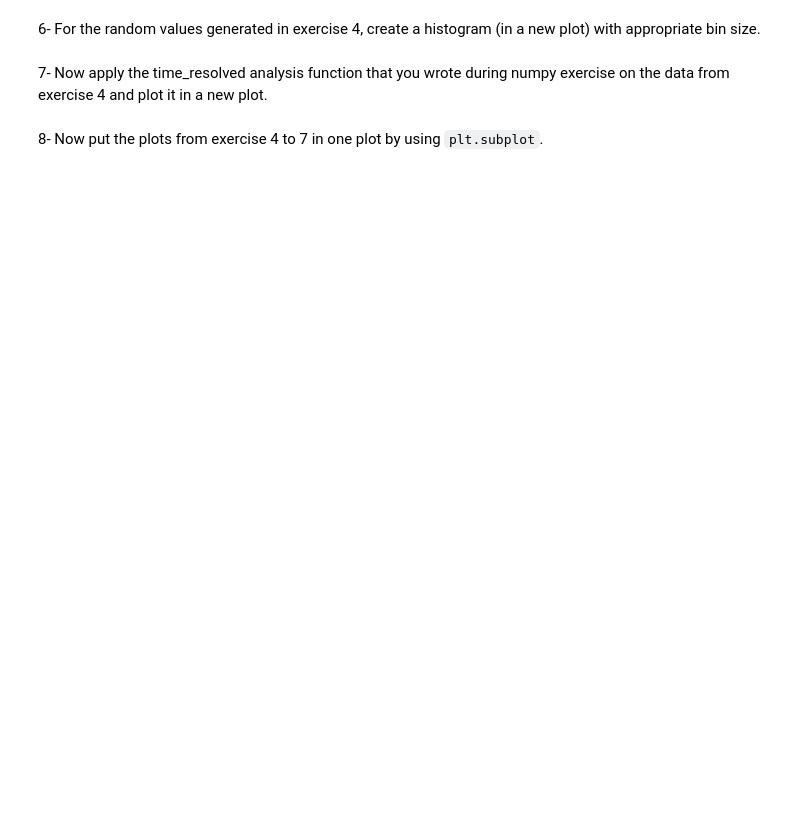
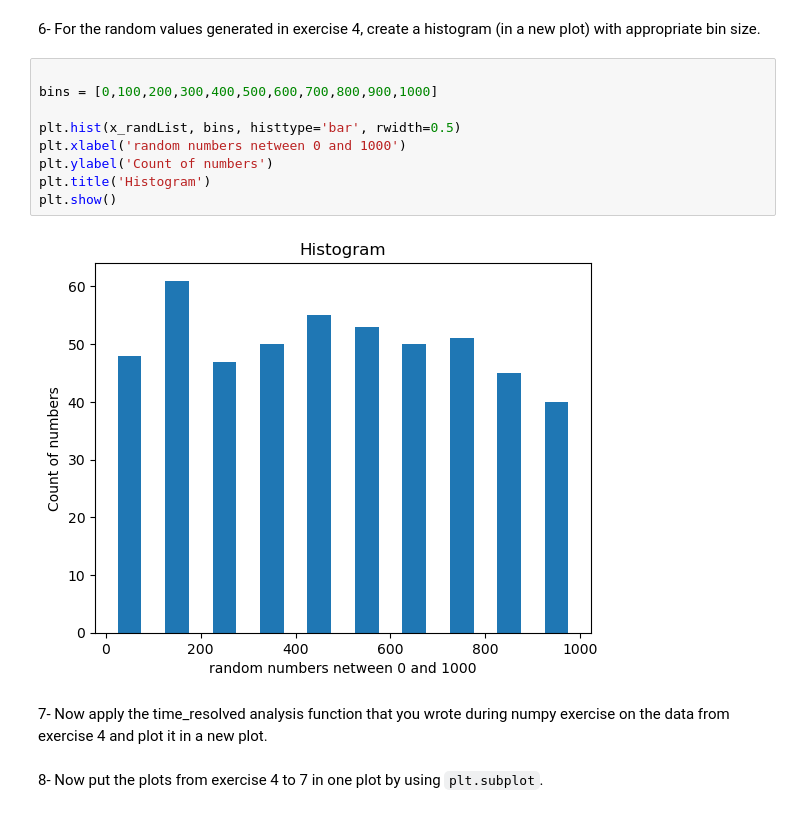
Before and after one commit to orhanakpinar/python.exercises, a Jupyter notebook: PythonForCSS/advancedDataAnalysisWithPython.ipynb, the cells around one changed output. Cells and saved outputs as stored; diff of their text form; blank space fills up the shorter version.

```diff
--- a/PythonForCSS/advancedDataAnalysisWithPython.ipynb
+++ b/PythonForCSS/advancedDataAnalysisWithPython.ipynb
@@ -461,5 +504,16 @@ plt.show
 # %% [markdown]
 6- For the random values generated in exercise 4, create a histogram (in a new plot) with appropriate bin size.
+# %%
+
+bins = [0,100,200,300,400,500,600,700,800,900,1000]
+
+plt.hist(x_randList, bins, histtype='bar', rwidth=0.5)
+plt.xlabel('random numbers netween 0 and 1000')
+plt.ylabel('Count of numbers')
+plt.title('Histogram')
+plt.show()
+# %% [output]
+[figure, added]
 # %% [markdown]
 7- Now apply the time_resolved analysis function that you wrote during numpy exercise on the data from exercise 4 and plot it in a new plot.
 # %% [markdown]
```
Also changed, not shown: parts of 5 cells of this notebook.
